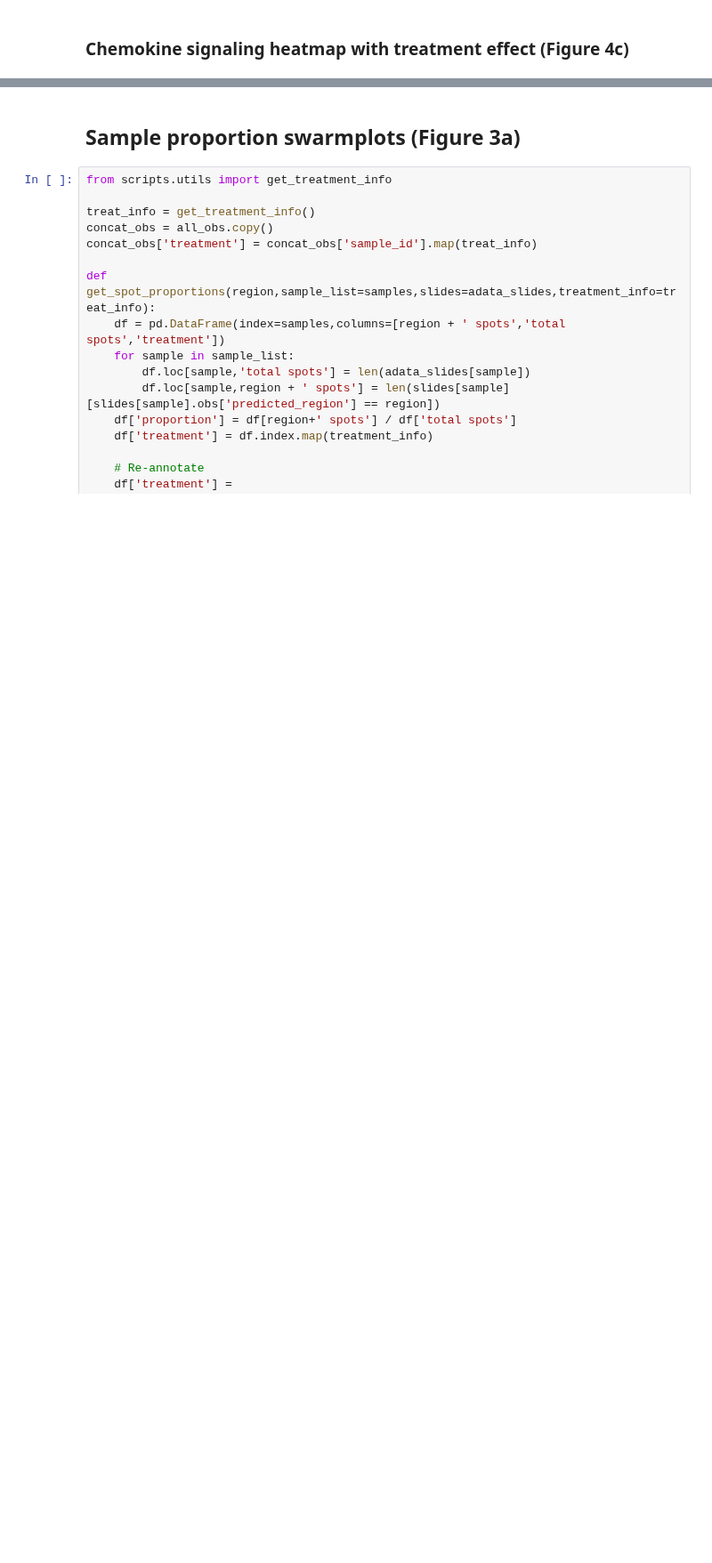
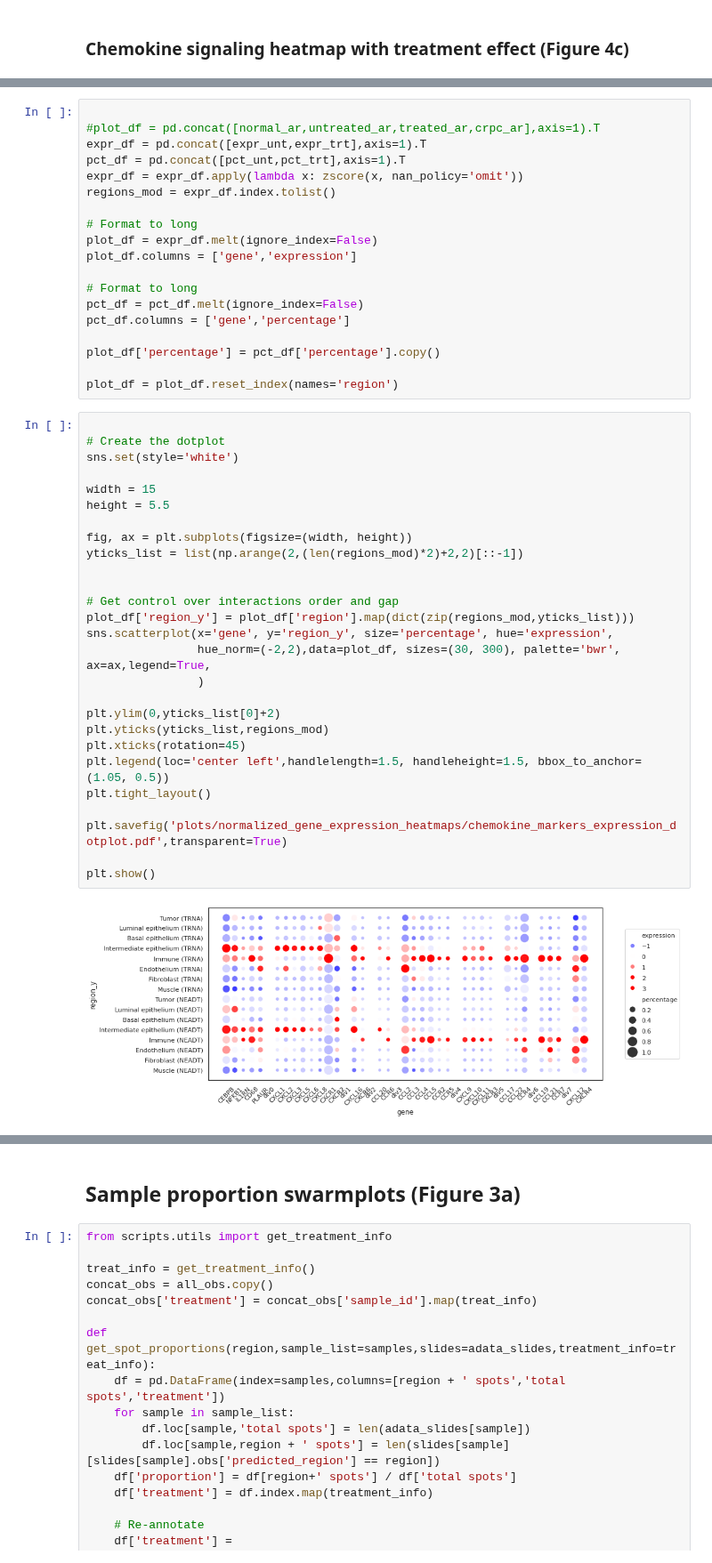
Before and after one commit to akiviaho/spatial, a Jupyter notebook: notebooks/spatial-gene-expression-analysis.ipynb, the cells around one changed output, grey strips where cells are left out. Shown at 89% size. Saved outputs shown, nothing was run; the diff lists cells and outputs as text; blank space fills up the shorter version.

```diff
--- a/notebooks/spatial-gene-expression-analysis.ipynb
+++ b/notebooks/spatial-gene-expression-analysis.ipynb
@@ -208 +309,49 @@ plt.show()
+# %%
+
+#plot_df = pd.concat([normal_ar,untreated_ar,treated_ar,crpc_ar],axis=1).T
+expr_df = pd.concat([expr_unt,expr_trt],axis=1).T
+pct_df = pd.concat([pct_unt,pct_trt],axis=1).T
+expr_df = expr_df.apply(lambda x: zscore(x, nan_policy='omit'))
+regions_mod = expr_df.index.tolist()
+
+# Format to long
+plot_df = expr_df.melt(ignore_index=False)
+plot_df.columns = ['gene','expression']
+
+# Format to long
+pct_df = pct_df.melt(ignore_index=False)
+pct_df.columns = ['gene','percentage']
+
+plot_df['percentage'] = pct_df['percentage'].copy()
+
+plot_df = plot_df.reset_index(names='region')
+# %%
+
+# Create the dotplot
+sns.set(style='white')
+
+width = 15
+height = 5.5
+
+fig, ax = plt.subplots(figsize=(width, height))
+yticks_list = list(np.arange(2,(len(regions_mod)*2)+2,2)[::-1])
+
+
+# Get control over interactions order and gap
+plot_df['region_y'] = plot_df['region'].map(dict(zip(regions_mod,yticks_list)))
+sns.scatterplot(x='gene', y='region_y', size='percentage', hue='expression',
+                hue_norm=(-2,2),data=plot_df, sizes=(30, 300), palette='bwr', ax=ax,legend=True,
+                )
+
+plt.ylim(0,yticks_list[0]+2)
+plt.yticks(yticks_list,regions_mod)
+plt.xticks(rotation=45)
+plt.legend(loc='center left',handlelength=1.5, handleheight=1.5, bbox_to_anchor=(1.05, 0.5))
+plt.tight_layout()
+
+plt.savefig('plots/normalized_gene_expression_heatmaps/chemokine_markers_expression_dotplot.pdf',transparent=True)
+
+plt.show()
+# %% [output]
+[figure, added]
 # %% [markdown]
```
Also changed, not shown: parts of 28 cells of this notebook.
